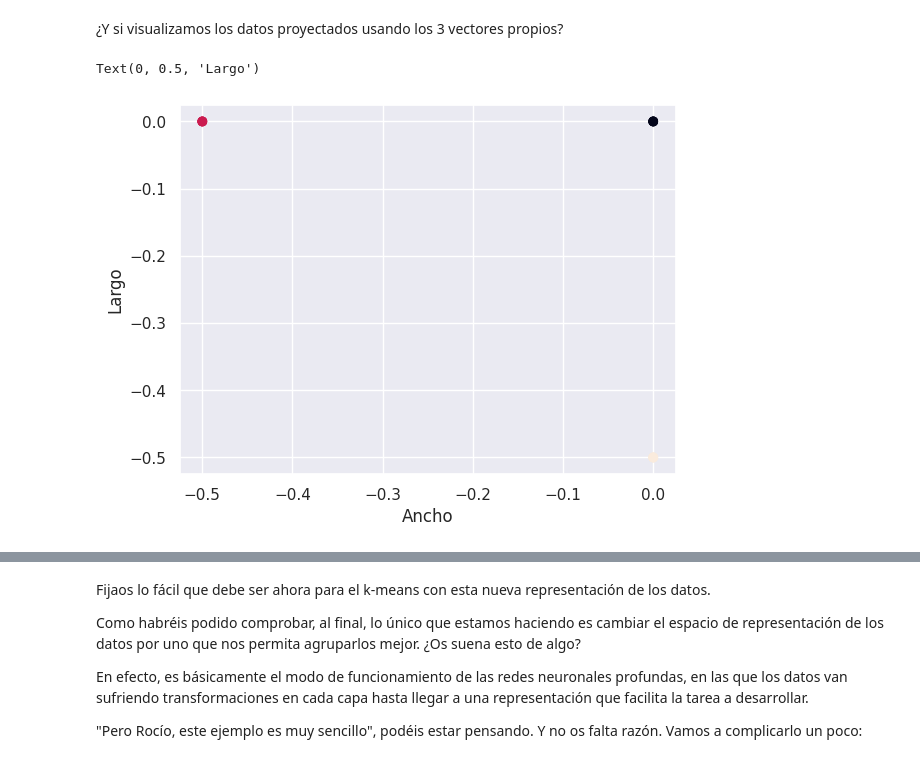
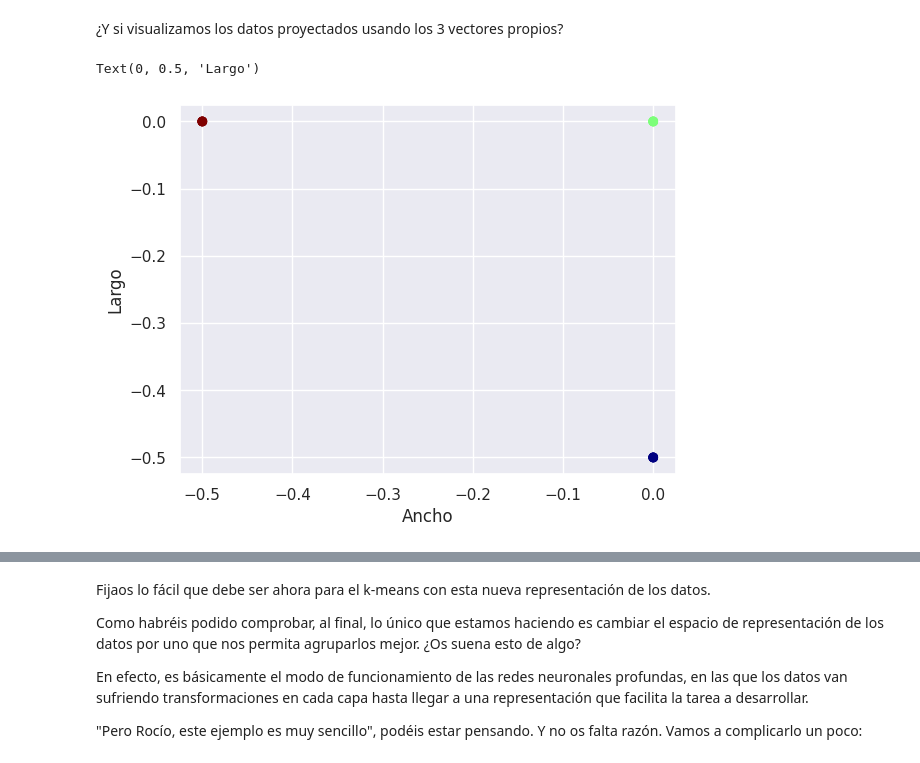
Before and after one commit to emichester/06MIAR_Aprendizaje_No_Supervisado, a Jupyter notebook: NotebooksDeClase/VC04_Métodos_de_clustering_espectral.ipynb, the cells around one changed output, grey strips where cells are left out. Cells and saved outputs as stored; diff of their text form; code cells hidden in the pictures.

```diff
--- a/NotebooksDeClase/VC04_Métodos_de_clustering_espectral.ipynb
+++ b/NotebooksDeClase/VC04_Métodos_de_clustering_espectral.ipynb
@@ -261,7 +268,7 @@ array([1, 5, 9])
 vectores_propios_a_utilizar = eigen_0 # en este caso queremos usar los 3, podría ser diferente
 
 Xnew = np.array(v[:, vectores_propios_a_utilizar])
-km = KMeans(init='k-means++', n_clusters=len(eigen_0))
+km = KMeans(init='k-means++', n_clusters=len(eigen_0), n_init=len(eigen_0))
 km.fit(Xnew)
 km.labels_
 # %% [output]
@@ -282,9 +289,9 @@ Text(0, 0.5, 'Largo')
 # %%
 # veamos el dataset proyectado usando los 3 vectores propios escogidos
 fig, ax = plt.subplots()
-ax.scatter(Xnew[:, 0], Xnew[:, 1], c=km.labels_)
+ax.scatter(Xnew[:, 0], Xnew[:, 1], c=km.labels_, cmap='jet')
 plt.xlabel('Ancho')
 plt.ylabel('Largo')
 # %% [output]
 Text(0, 0.5, 'Largo')
-[figure, old version]
+[figure, new version]
```
Also changed, not shown: parts of 19 cells of this notebook.
